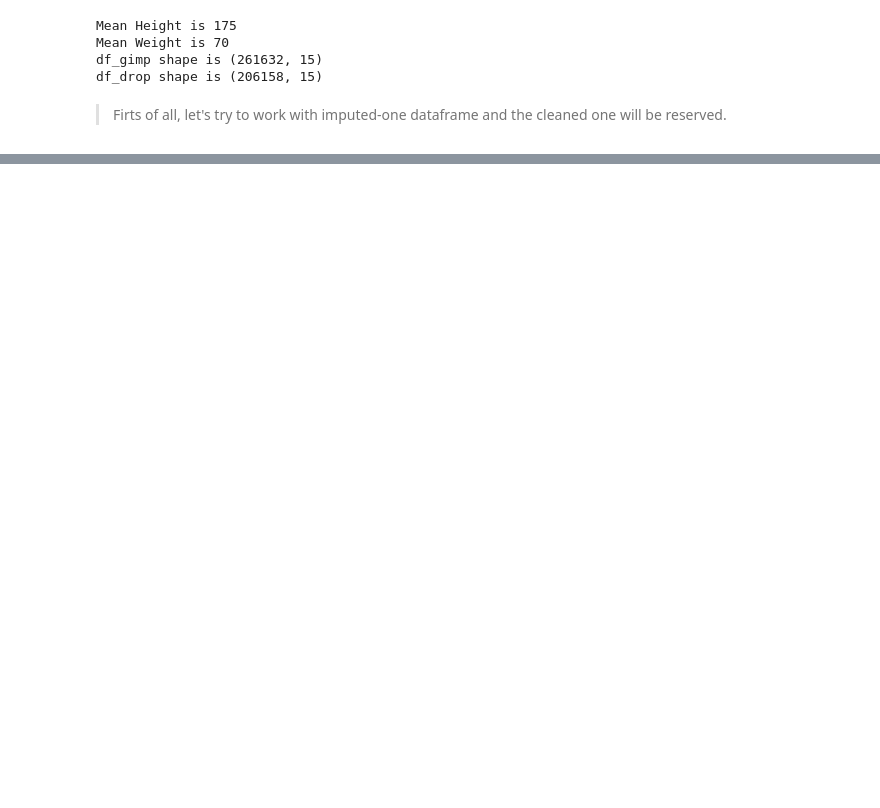
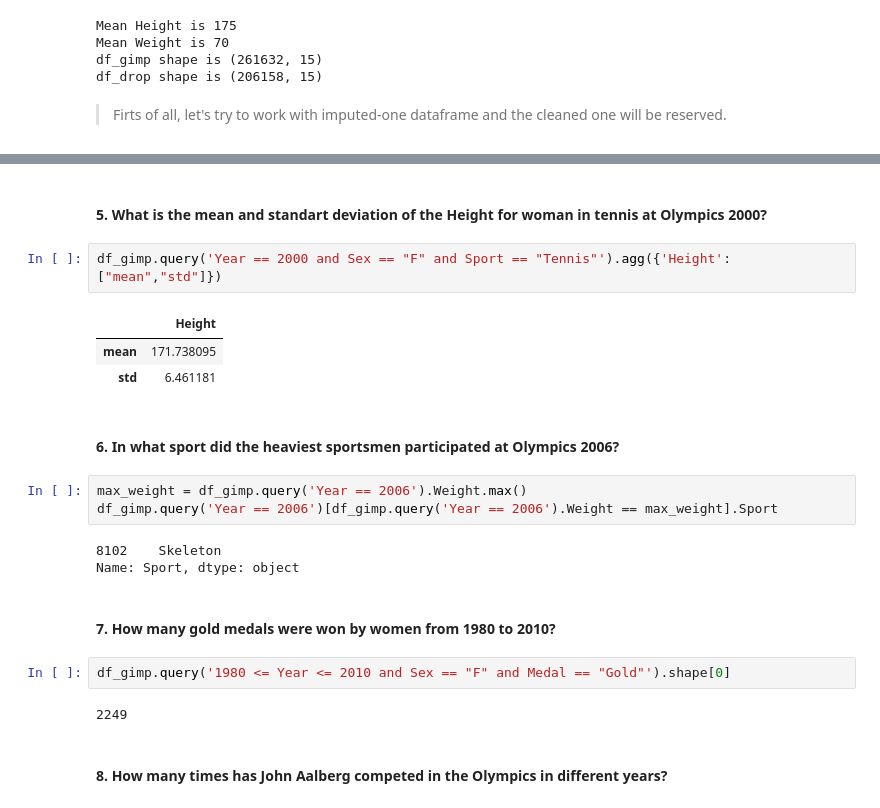
Before and after one commit to nvaulin/Statistics_BI_2022, a Jupyter notebook: Proj_1_Olympics/Vaulin_Pr1_Olympics.ipynb, the cells around one changed output, grey strips where cells are left out. Drawn from its saved outputs; the diff is of its cells as text; blank space fills up the shorter version.

```diff
--- a/Proj_1_Olympics/Vaulin_Pr1_Olympics.ipynb
+++ b/Proj_1_Olympics/Vaulin_Pr1_Olympics.ipynb
@@ -401,0 +425,24 @@ df_drop shape is (206158, 15)
+# %% [markdown]
+#### 5. What is the mean and standart deviation of the Height for woman in tennis at Olympics 2000?
+# %%
+df_gimp.query('Year == 2000 and Sex == "F" and Sport == "Tennis"').agg({'Height':["mean","std"]})
+# %% [output]
+|  | Height |
+| mean | 171.738095 |
+| std | 6.461181 |
+# %% [markdown]
+#### 6. In what sport did the heaviest sportsmen participated at Olympics 2006?
+# %%
+max_weight = df_gimp.query('Year == 2006').Weight.max()
+df_gimp.query('Year == 2006')[df_gimp.query('Year == 2006').Weight == max_weight].Sport
+# %% [output]
+8102    Skeleton
+Name: Sport, dtype: object
+# %% [markdown]
+#### 7. How many gold medals were won by women from 1980 to 2010?
+# %%
+df_gimp.query('1980 <= Year <= 2010 and Sex == "F" and Medal == "Gold"').shape[0]
+# %% [output]
+2249
+# %% [markdown]
+#### 8. How many times has John Aalberg competed in the Olympics in different years?
```
Also changed, not shown: parts of 19 cells of this notebook, 2 other files.
